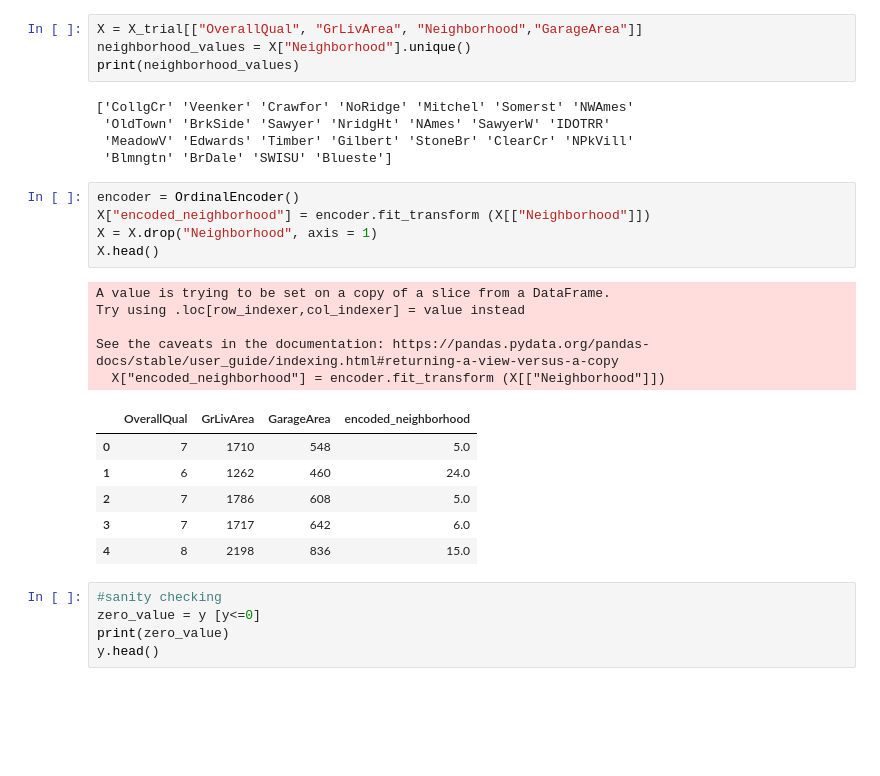
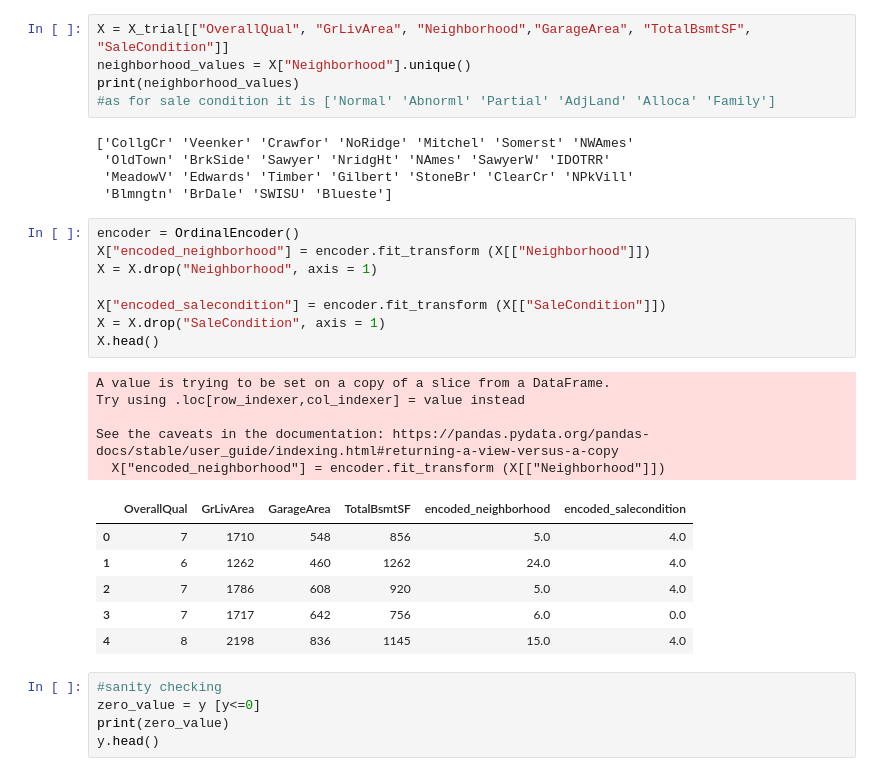
Before and after one commit to jimy-salem-52/dsp-jimy-salem, a Jupyter notebook: notebooks/houses-price-modeling.ipynb, the cells around one changed output. Drawn from its saved outputs; the diff is of its cells as text; blank space fills up the shorter version.

```diff
--- a/notebooks/houses-price-modeling.ipynb
+++ b/notebooks/houses-price-modeling.ipynb
@@ -150,7 +150,8 @@ Name: SalePrice, dtype: float64
 # %%
-X = X_trial[["OverallQual", "GrLivArea", "Neighborhood","GarageArea"]]
+X = X_trial[["OverallQual", "GrLivArea", "Neighborhood","GarageArea", "TotalBsmtSF", "SaleCondition"]]
 neighborhood_values = X["Neighborhood"].unique()
 print(neighborhood_values)
+#as for sale condition it is ['Normal' 'Abnorml' 'Partial' 'AdjLand' 'Alloca' 'Family']
 # %% [output]
 ['CollgCr' 'Veenker' 'Crawfor' 'NoRidge' 'Mitchel' 'Somerst' 'NWAmes'
  'OldTown' 'BrkSide' 'Sawyer' 'NridgHt' 'NAmes' 'SawyerW' 'IDOTRR'
@@ -159,20 +160,23 @@ print(neighborhood_values)
 # %%
 encoder = OrdinalEncoder()
 X["encoded_neighborhood"] = encoder.fit_transform (X[["Neighborhood"]])
 X = X.drop("Neighborhood", axis = 1)
+
+X["encoded_salecondition"] = encoder.fit_transform (X[["SaleCondition"]])
+X = X.drop("SaleCondition", axis = 1)
 X.head()
 # %% [output]
 A value is trying to be set on a copy of a slice from a DataFrame.
 Try using .loc[row_indexer,col_indexer] = value instead
 
 See the caveats in the documentation: https://pandas.pydata.org/pandas-docs/stable/user_guide/indexing.html#returning-a-view-versus-a-copy
   X["encoded_neighborhood"] = encoder.fit_transform (X[["Neighborhood"]])
-|  | OverallQual | GrLivArea | GarageArea | encoded_neighborhood |
-| 0 | 7 | 1710 | 548 | 5.0 |
-| 1 | 6 | 1262 | 460 | 24.0 |
-| 2 | 7 | 1786 | 608 | 5.0 |
-| 3 | 7 | 1717 | 642 | 6.0 |
-| 4 | 8 | 2198 | 836 | 15.0 |
+|  | OverallQual | GrLivArea | GarageArea | TotalBsmtSF | encoded_neighborhood | encoded_salecondition |
+| 0 | 7 | 1710 | 548 | 856 | 5.0 | 4.0 |
+| 1 | 6 | 1262 | 460 | 1262 | 24.0 | 4.0 |
+| 2 | 7 | 1786 | 608 | 920 | 5.0 | 4.0 |
+| 3 | 7 | 1717 | 642 | 756 | 6.0 | 0.0 |
+| 4 | 8 | 2198 | 836 | 1145 | 15.0 | 4.0 |
 # %%
 #sanity checking
 zero_value = y [y<=0]
```
Also changed, not shown: parts of 3 cells of this notebook.
